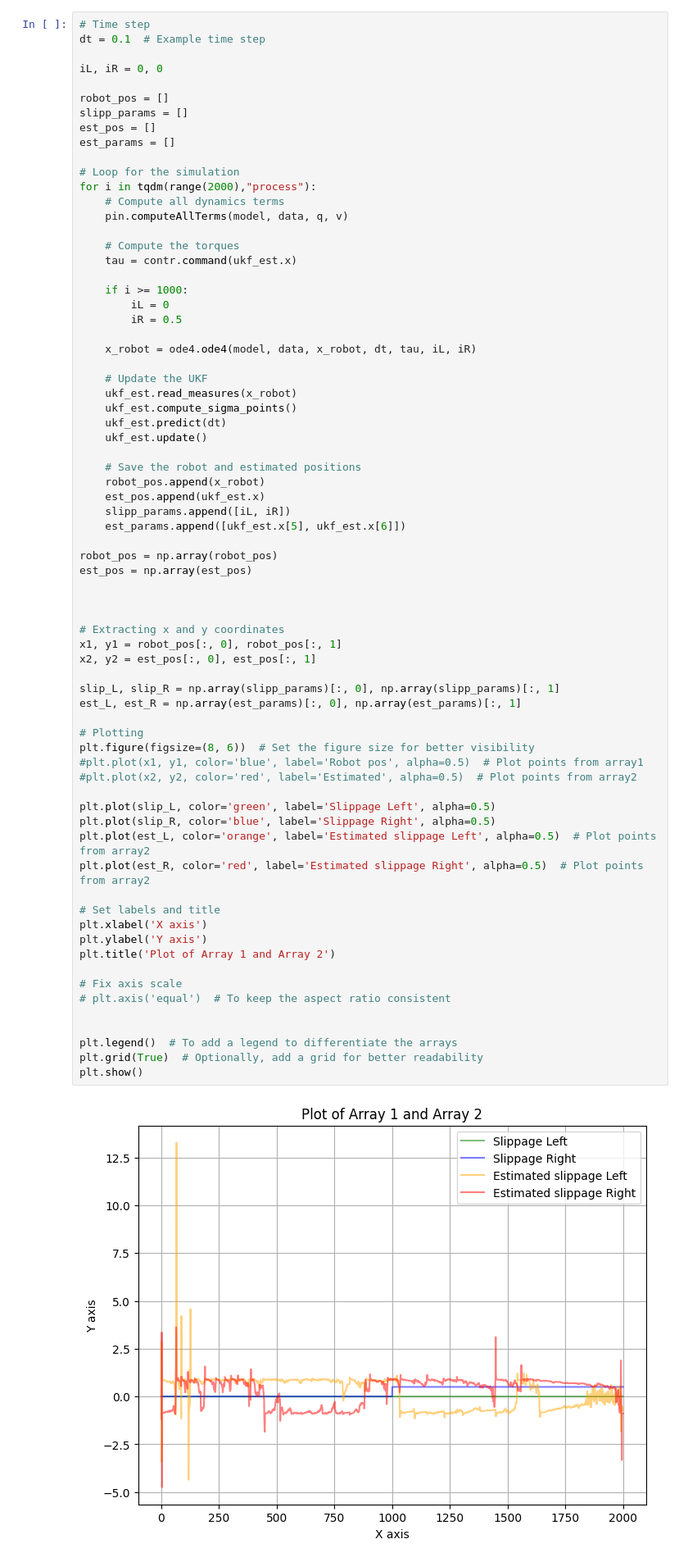
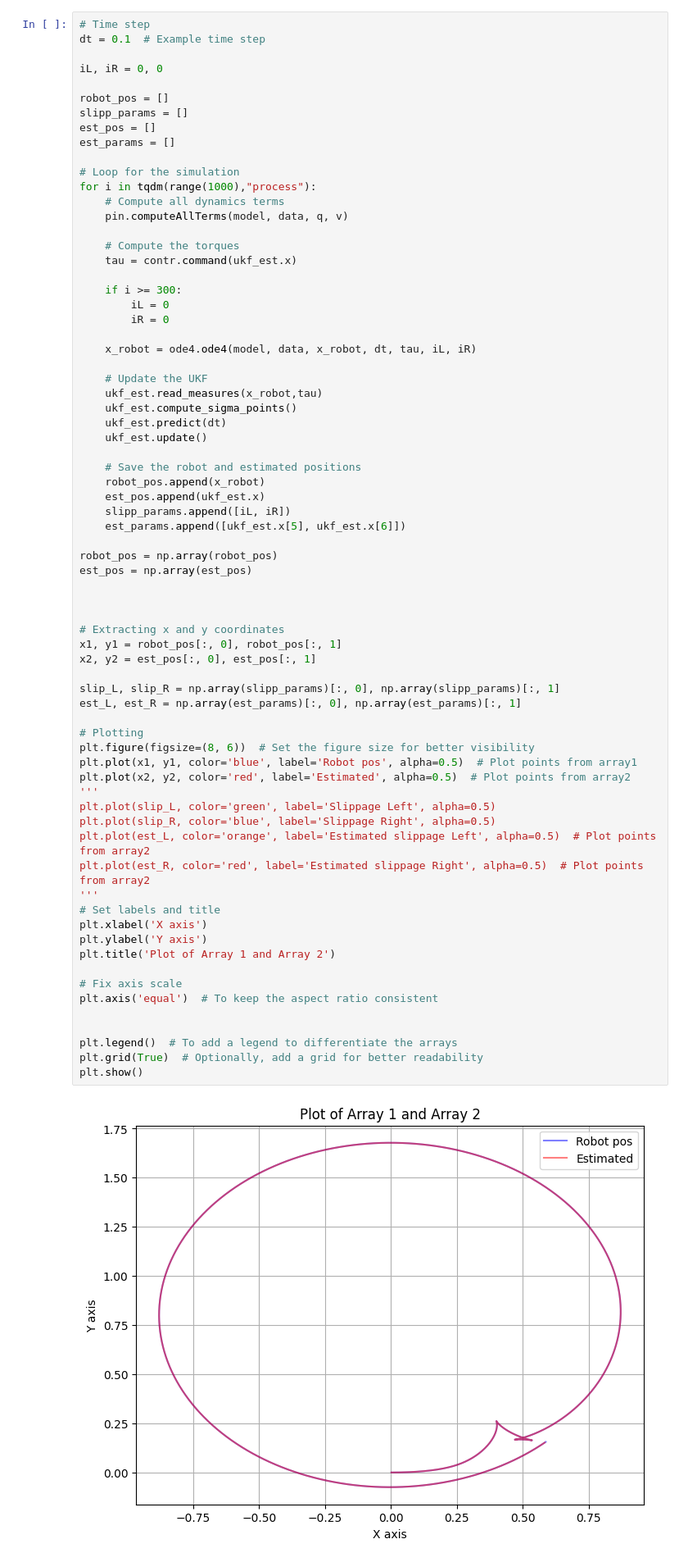
Before and after one commit to francomano/ukf_test, a Jupyter notebook: main.ipynb, the cells around one changed output. Shown at 82% size. Drawn from its saved outputs; the diff is of its cells as text.

```diff
--- a/main.ipynb
+++ b/main.ipynb
@@ -103,21 +103,21 @@ est_pos = []
 est_params = []
 
 # Loop for the simulation
-for i in tqdm(range(2000),"process"):
+for i in tqdm(range(1000),"process"):
     # Compute all dynamics terms
     pin.computeAllTerms(model, data, q, v)
 
     # Compute the torques
     tau = contr.command(ukf_est.x)
 
-    if i >= 1000:
+    if i >= 300:
         iL = 0
-        iR = 0.5
+        iR = 0
 
     x_robot = ode4.ode4(model, data, x_robot, dt, tau, iL, iR)
 
     # Update the UKF
-    ukf_est.read_measures(x_robot)
+    ukf_est.read_measures(x_robot,tau)
     ukf_est.compute_sigma_points()
     ukf_est.predict(dt)
     ukf_est.update()
@@ -131,36 +131,36 @@ for i in tqdm(range(2000),"process"):
 robot_pos = np.array(robot_pos)
 est_pos = np.array(est_pos)
 
 
 
 # Extracting x and y coordinates
 x1, y1 = robot_pos[:, 0], robot_pos[:, 1]
 x2, y2 = est_pos[:, 0], est_pos[:, 1]
 
 slip_L, slip_R = np.array(slipp_params)[:, 0], np.array(slipp_params)[:, 1]
 est_L, est_R = np.array(est_params)[:, 0], np.array(est_params)[:, 1]
 
 # Plotting
 plt.figure(figsize=(8, 6))  # Set the figure size for better visibility
-#plt.plot(x1, y1, color='blue', label='Robot pos', alpha=0.5)  # Plot points from array1
-#plt.plot(x2, y2, color='red', label='Estimated', alpha=0.5)  # Plot points from array2
-
+plt.plot(x1, y1, color='blue', label='Robot pos', alpha=0.5)  # Plot points from array1
+plt.plot(x2, y2, color='red', label='Estimated', alpha=0.5)  # Plot points from array2
+'''
 plt.plot(slip_L, color='green', label='Slippage Left', alpha=0.5)
 plt.plot(slip_R, color='blue', label='Slippage Right', alpha=0.5)
 plt.plot(est_L, color='orange', label='Estimated slippage Left', alpha=0.5)  # Plot points from array2
 plt.plot(est_R, color='red', label='Estimated slippage Right', alpha=0.5)  # Plot points from array2
-
+'''
 # Set labels and title
 plt.xlabel('X axis')
 plt.ylabel('Y axis')
 plt.title('Plot of Array 1 and Array 2')
 
 # Fix axis scale
-# plt.axis('equal')  # To keep the aspect ratio consistent
+plt.axis('equal')  # To keep the aspect ratio consistent
 
 
 plt.legend()  # To add a legend to differentiate the arrays
 plt.grid(True)  # Optionally, add a grid for better readability
 plt.show()
 # %% [output]
-[figure, old version]
+[figure, new version]
```
Also changed, not shown: 1 other file.
